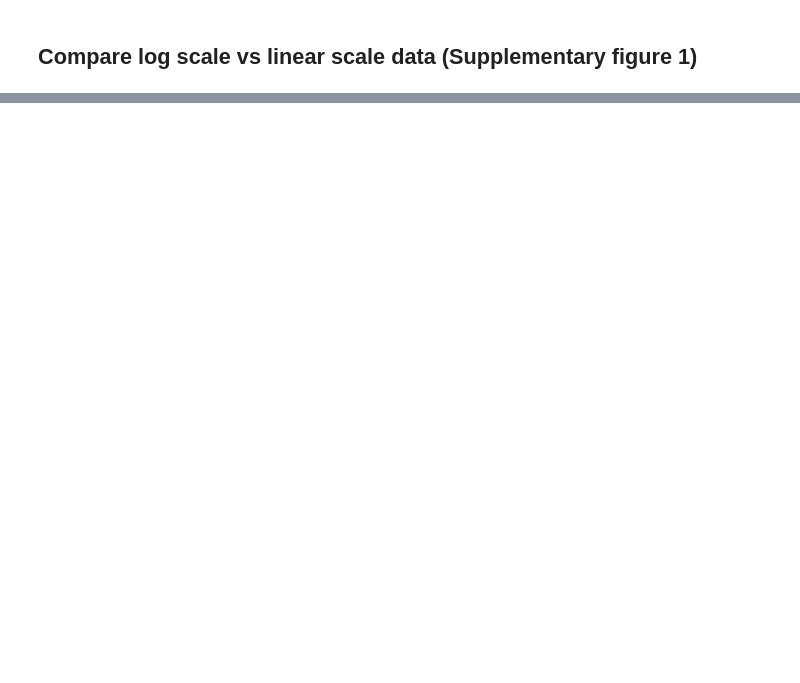
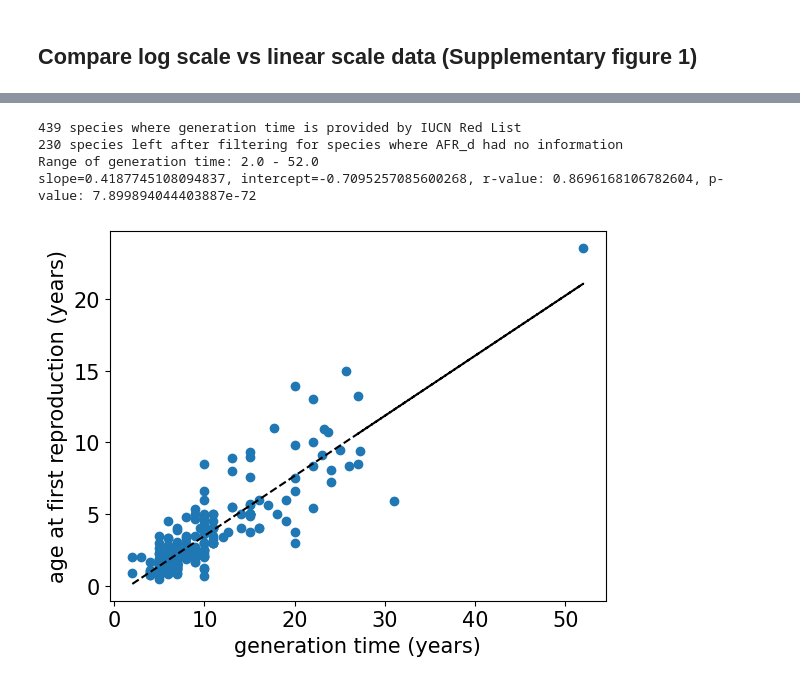
Before and after one commit to harrispopgen/clocklike-DBH, a Jupyter notebook: DBH_plots.ipynb, the cells around one changed output, grey strips where cells are left out. Cells and saved outputs as stored; diff of their text form; code cells hidden in the pictures; blank space fills up the shorter version.

```diff
--- a/DBH_plots.ipynb
+++ b/DBH_plots.ipynb
@@ -619,0 +623,37 @@ plot_data_distribution(df_vertebrate, save_figure=True)
+# %%
+def load_and_filter_generation_time_mammal_data():
+    df = pd.read_excel("./data/generation_time_for_mammals/Generation Length for Mammals.xlsx")
+    df_gma = df[df["Sources_GL"] == "GMA"]
+    print(f"{len(df_gma)} species where generation time is provided by IUCN Red List")
+    df_gma_afr = df_gma[df_gma["AFR_d"] != "no information"]
+    print(f"{len(df_gma_afr)} species left after filtering for species where AFR_d had no information")
+    data = df_gma_afr[["AFR_d", "GenerationLength_d"]].to_numpy().astype("float32")
+    data /= 365
+    gen_min, gen_max = np.min(data[:,1]), np.max(data[:,1])
+    print(f"Range of generation time: {gen_min} - {gen_max}")
+    return data
+
+def plot_and_regress_age_of_puberty_vs_generation_time(data, save_figure=False):
+    fig, ax = plt.subplots()
+    afr, gen_time = data[:,0], data[:,1]
+    ax.scatter(gen_time, afr)
+    ax.set_xlabel("generation time (years)", fontsize=15)
+    ax.set_ylabel("age at first reproduction (years)", fontsize=15)
+    ax.tick_params(axis='both', which='major', labelsize=15)
+
+    slope, intercept, r_value, p_value, std_err = scipy.stats.linregress(gen_time, afr)
+    print(f"slope={slope}, intercept={intercept}, r-value: {r_value}, p-value: {p_value}")
+    reg_fn = np.poly1d([slope, intercept])
+    ax.plot(gen_time, reg_fn(gen_time), '--k')
+
+    if save_figure:
+        fig.savefig("figures/supp_figure2_age_of_puberty_vs_generation_time.pdf", bbox_inches='tight')
+# %%
+mammal_afr_gen_time = load_and_filter_generation_time_mammal_data()
+plot_and_regress_age_of_puberty_vs_generation_time(mammal_afr_gen_time, save_figure=True)
+# %% [output]
+439 species where generation time is provided by IUCN Red List
+230 species left after filtering for species where AFR_d had no information
+Range of generation time: 2.0 - 52.0
+slope=0.4187745108094837, intercept=-0.7095257085600268, r-value: 0.8696168106782604, p-value: 7.899894044403887e-72
+[figure, added]
```
Also changed, not shown: parts of 6 cells of this notebook.
